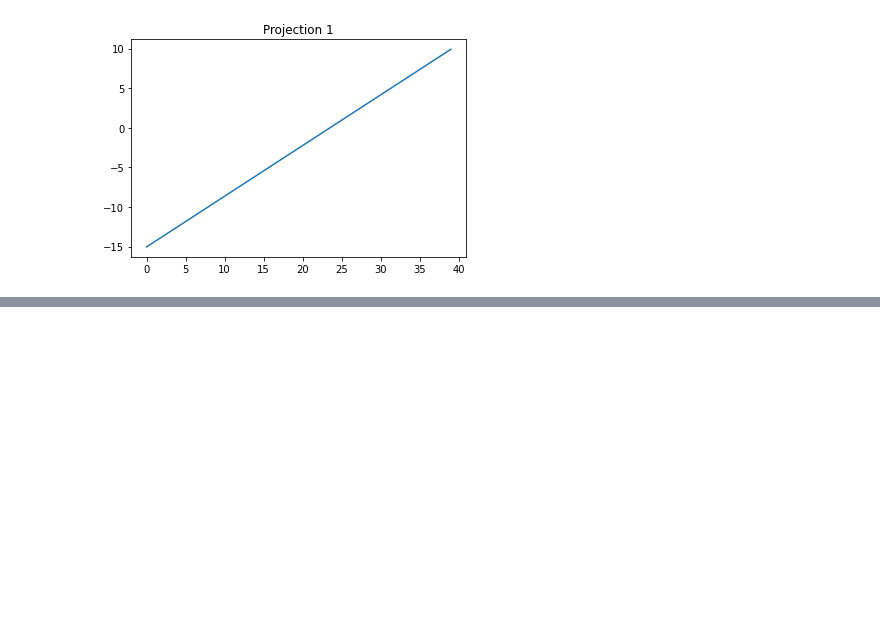
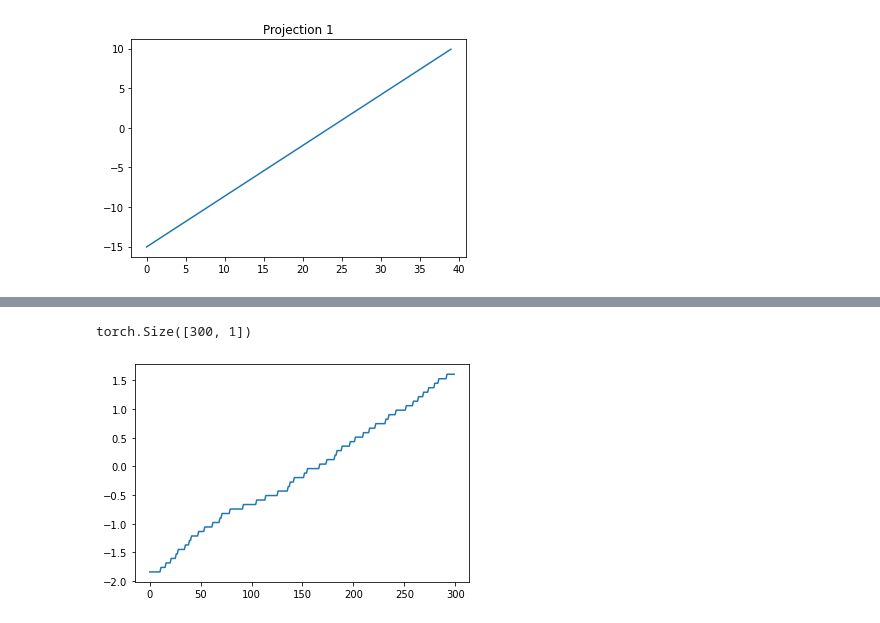
Before and after one commit to michael-psenka/manifold-linearization, a Jupyter notebook: test_files/cc_test.ipynb, the cells around one changed output, grey strips where cells are left out. Drawn from its saved outputs; the diff is of its cells as text; code cells hidden in the pictures; blank space fills up the shorter version.

```diff
--- a/test_files/cc_test.ipynb
+++ b/test_files/cc_test.ipynb
@@ -1012,3 +1114,27 @@ torch.Size([300, 2])
+# %%
+N = Z.shape[0]
+u_proj1 = torch.zeros(res,res)
+for i in range(res):
+	u_proj1[i,:] = (i- res / 2) / (res / 2)
+u_proj1[:,:res//2 - block_size//2] = 0
+u_proj1[:,res//2 + block_size//2:] = 0
+u_proj1 = u_proj1.view(1, -1).T
+# normalize
+u_proj1 = u_proj1 / torch.norm(u_proj1, p=2)
+vals, sorting_order = (Z@u_proj1).reshape(N).sort()
+
+# U = V_pca_full[:,[0]]
+U = u_proj1
+# U = P_final
+# U= u_proj1
+# U = torch.randn(U.shape)
+Z_proj = Z@U
+print(Z_proj.shape)
+plt.plot(torch.arange(Z_proj.numel()), Z_proj[sorting_order].numpy())
+plt.show()
+# %% [output]
+torch.Size([300, 1])
+[figure, added]
 # %%
 U, S, V = torch.svd(Z)
 U = torch.hstack((V[:,[0]], V[:,[1]]))
```
Also changed, not shown: parts of 20 cells of this notebook.
